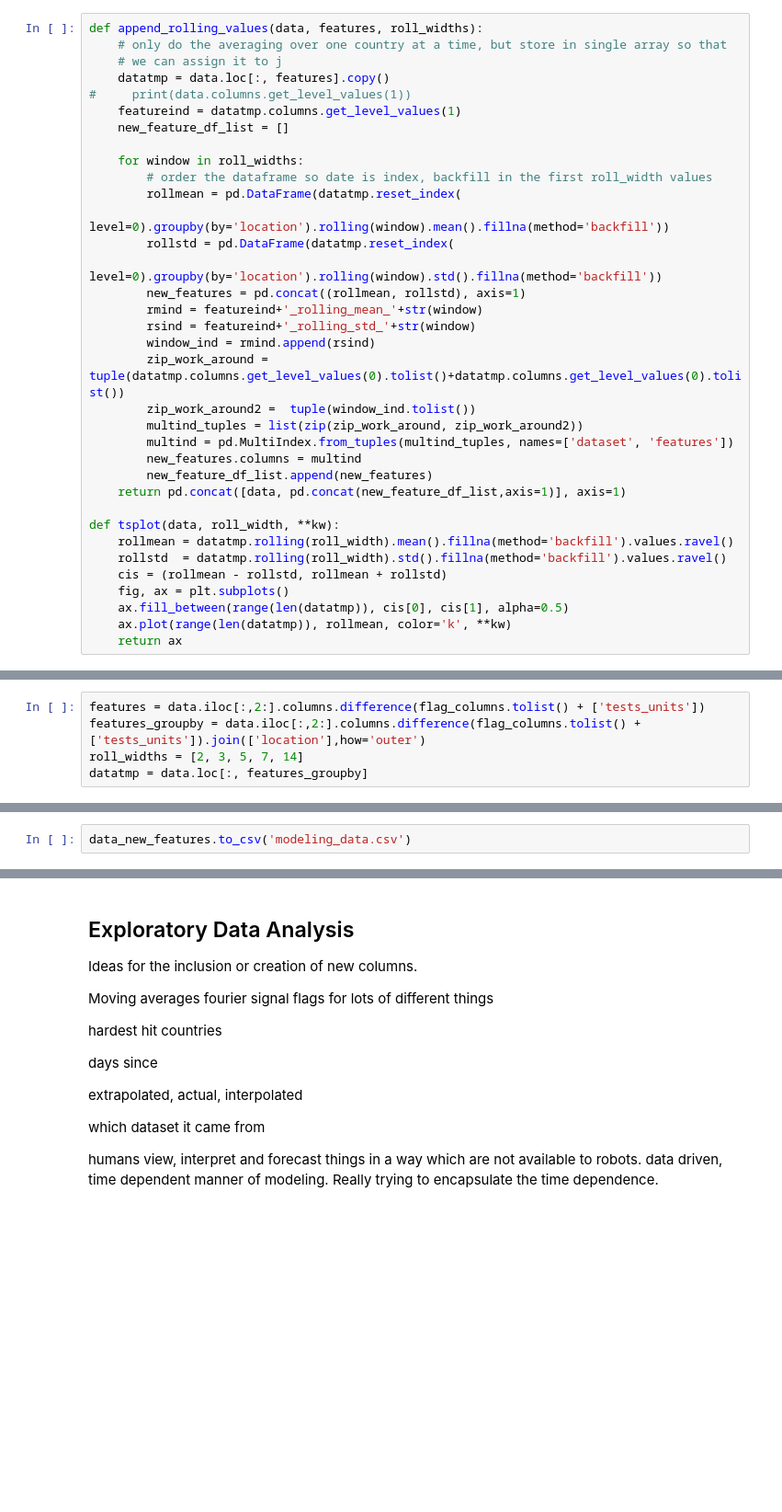
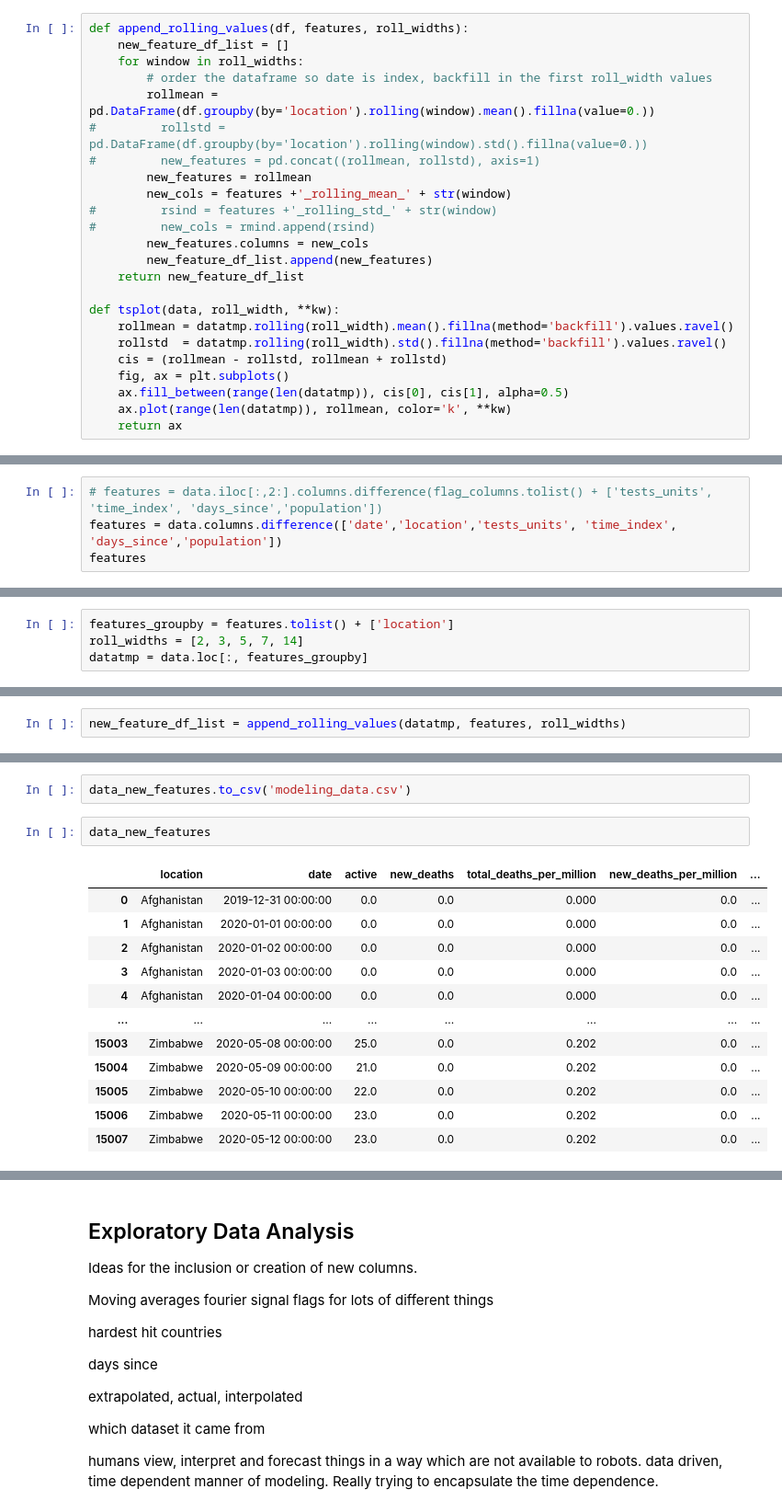
Before and after one commit to mgudorf/datsci, a Jupyter notebook: capstone2/COVID data story.ipynb, the cells around one changed output, grey strips where cells are left out. Shown at 92% size. Saved outputs shown, nothing was run; the diff lists cells and outputs as text; blank space fills up the shorter version.

```diff
--- a/capstone2/COVID data story.ipynb
+++ b/capstone2/COVID data story.ipynb
@@ -27,31 +27,20 @@ project which makes time dependent forecasting models.
 # %% [markdown]
 ## Function definitions <a id='generalfunctions'></a>
 # %%
-def append_rolling_values(data, features, roll_widths):
-    # only do the averaging over one country at a time, but store in single array so that
-    # we can assign it to j
-    datatmp = data.loc[:, features].copy()
-#     print(data.columns.get_level_values(1))
-    featureind = datatmp.columns.get_level_values(1)
+def append_rolling_values(df, features, roll_widths):
     new_feature_df_list = []
-
     for window in roll_widths:
         # order the dataframe so date is index, backfill in the first roll_width values
-        rollmean = pd.DataFrame(datatmp.reset_index(
-            level=0).groupby(by='location').rolling(window).mean().fillna(method='backfill'))
-        rollstd = pd.DataFrame(datatmp.reset_index(
-            level=0).groupby(by='location').rolling(window).std().fillna(method='backfill'))
-        new_features = pd.concat((rollmean, rollstd), axis=1)
-        rmind = featureind+'_rolling_mean_'+str(window)
-        rsind = featureind+'_rolling_std_'+str(window)
-        window_ind = rmind.append(rsind)
-        zip_work_around = tuple(datatmp.columns.get_level_values(0).tolist()+datatmp.columns.get_level_values(0).tolist())
-        zip_work_around2 =  tuple(window_ind.tolist())
-        multind_tuples = list(zip(zip_work_around, zip_work_around2))
-        multind = pd.MultiIndex.from_tuples(multind_tuples, names=['dataset', 'features'])
-        new_features.columns = multind
+        rollmean = pd.DataFrame(df.groupby(by='location').rolling(window).mean().fillna(value=0.))
+#         rollstd = pd.DataFrame(df.groupby(by='location').rolling(window).std().fillna(value=0.))
+#         new_features = pd.concat((rollmean, rollstd), axis=1)
+        new_features = rollmean
+        new_cols = features +'_rolling_mean_' + str(window)
+#         rsind = features +'_rolling_std_' + str(window)
+#         new_cols = rmind.append(rsind)
+        new_features.columns = new_cols
         new_feature_df_list.append(new_features)
-    return pd.concat([data, pd.concat(new_feature_df_list,axis=1)], axis=1)
+    return new_feature_df_list
 
 def tsplot(data, roll_width, **kw):
     rollmean = datatmp.rolling(roll_width).mean().fillna(method='backfill').values.ravel()
@@ -81,2 +79,6 @@ data.sample(5)
 # %%
 flag_columns = data.columns[data.columns.str.contains('flag')]
+# %%
+# features = data.iloc[:,2:].columns.difference(flag_columns.tolist() + ['tests_units', 'time_index', 'days_since','population'])
+features = data.columns.difference(['date','location','tests_units', 'time_index', 'days_since','population'])
+features
@@ -83,5 +103,4 @@ flag_columns = data.columns[data.columns.str.contains('flag')]
 # %%
-features = data.iloc[:,2:].columns.difference(flag_columns.tolist() + ['tests_units'])
-features_groupby = data.iloc[:,2:].columns.difference(flag_columns.tolist() + ['tests_units']).join(['location'],how='outer')
+features_groupby = features.tolist() + ['location']
 roll_widths = [2, 3, 5, 7, 14]
 datatmp = data.loc[:, features_groupby]
@@ -100,4 +107,21 @@ for window in roll_widths:
+# %%
+new_feature_df_list = append_rolling_values(datatmp, features, roll_widths)
 # %%
 data_new_features = pd.concat((data, pd.concat(new_feature_df_list, axis=1).reset_index(drop=True)), axis=1)
 # %%
 data_new_features.to_csv('modeling_data.csv')
+# %%
+data_new_features
+# %% [output]
+|  | location | date | active | new_deaths | total_deaths_per_million | new_deaths_per_million | ... |
+| 0 | Afghanistan | 2019-12-31 00:00:00 | 0.0 | 0.0 | 0.000 | 0.0 | ... |
+| 1 | Afghanistan | 2020-01-01 00:00:00 | 0.0 | 0.0 | 0.000 | 0.0 | ... |
+| 2 | Afghanistan | 2020-01-02 00:00:00 | 0.0 | 0.0 | 0.000 | 0.0 | ... |
+| 3 | Afghanistan | 2020-01-03 00:00:00 | 0.0 | 0.0 | 0.000 | 0.0 | ... |
+| 4 | Afghanistan | 2020-01-04 00:00:00 | 0.0 | 0.0 | 0.000 | 0.0 | ... |
+| ... | ... | ... | ... | ... | ... | ... | ... |
+| 15003 | Zimbabwe | 2020-05-08 00:00:00 | 25.0 | 0.0 | 0.202 | 0.0 | ... |
+| 15004 | Zimbabwe | 2020-05-09 00:00:00 | 21.0 | 0.0 | 0.202 | 0.0 | ... |
+| 15005 | Zimbabwe | 2020-05-10 00:00:00 | 22.0 | 0.0 | 0.202 | 0.0 | ... |
+| 15006 | Zimbabwe | 2020-05-11 00:00:00 | 23.0 | 0.0 | 0.202 | 0.0 | ... |
+| 15007 | Zimbabwe | 2020-05-12 00:00:00 | 23.0 | 0.0 | 0.202 | 0.0 | ... |
```
Also changed, not shown: parts of 10 cells of this notebook, 32 other files.
